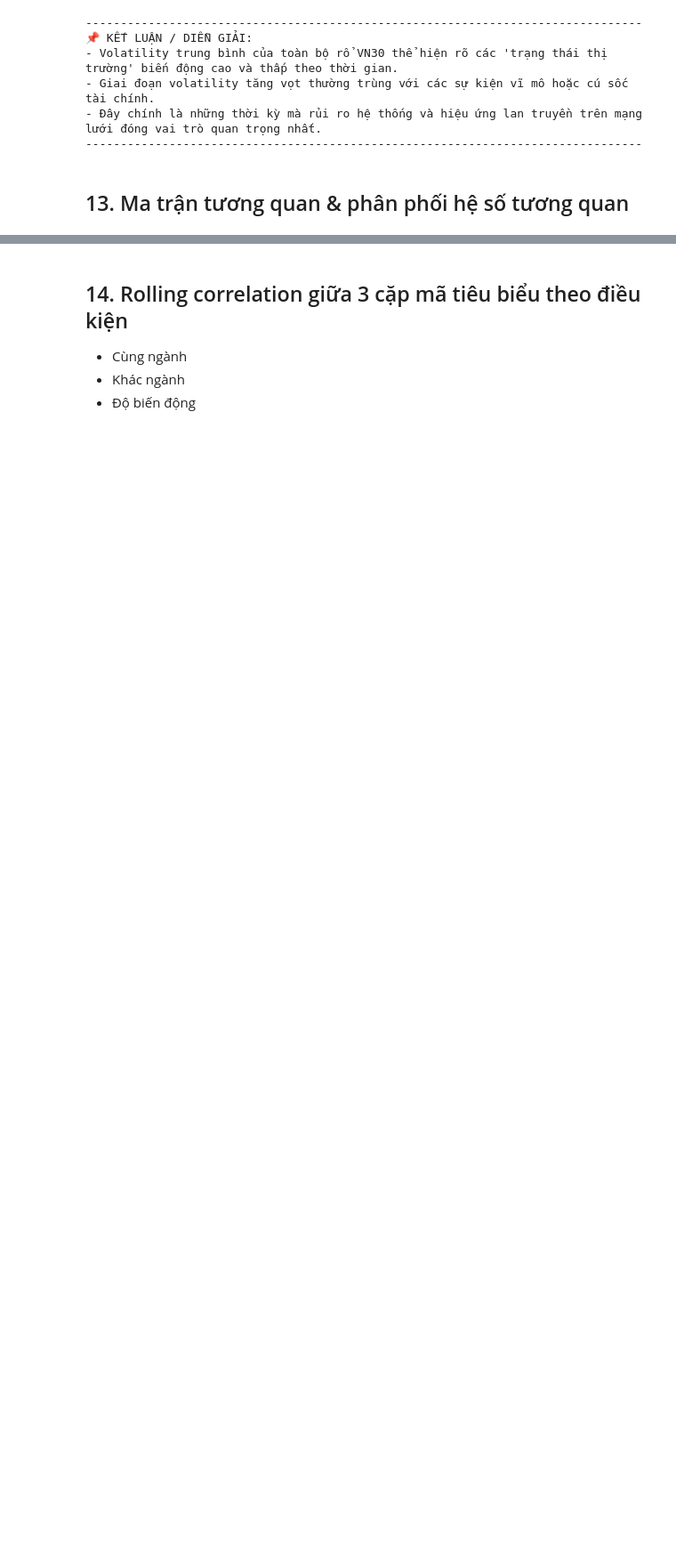
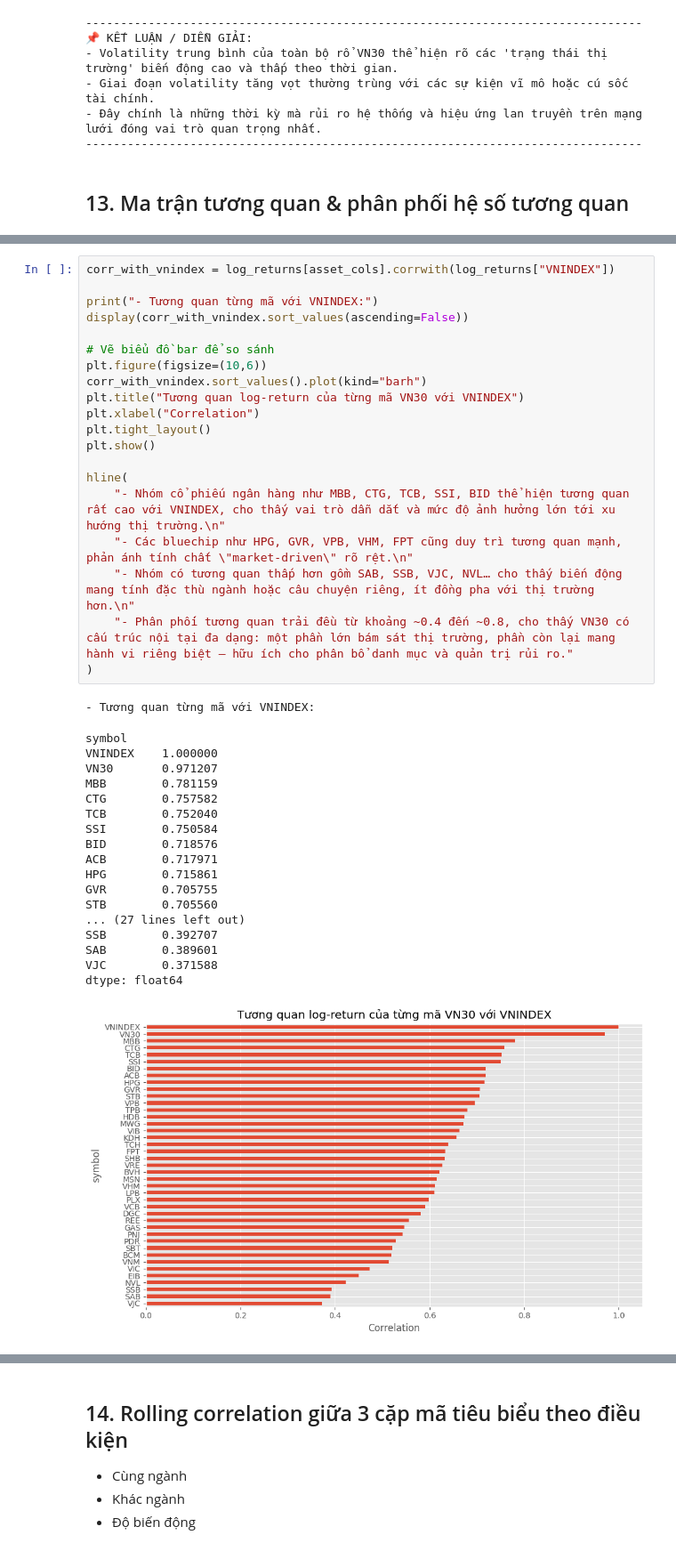
Before and after one commit to qdatether/Big_Data_Analytics, a Jupyter notebook: docs/EDA.ipynb, the cells around one changed output, grey strips where cells are left out. Shown at 89% size. Saved outputs shown, nothing was run; the diff lists cells and outputs as text; blank space fills up the shorter version.

```diff
--- a/docs/EDA.ipynb
+++ b/docs/EDA.ipynb
@@ -683,0 +737,40 @@ Mean corr: 0.3735675977979569
+# %%
+corr_with_vnindex = log_returns[asset_cols].corrwith(log_returns["VNINDEX"])
+
+print("- Tương quan từng mã với VNINDEX:")
+display(corr_with_vnindex.sort_values(ascending=False))
+
+# Vẽ biểu đồ bar để so sánh
+plt.figure(figsize=(10,6))
+corr_with_vnindex.sort_values().plot(kind="barh")
+plt.title("Tương quan log-return của từng mã VN30 với VNINDEX")
+plt.xlabel("Correlation")
+plt.tight_layout()
+plt.show()
+
+hline(
+    "- Nhóm cổ phiếu ngân hàng như MBB, CTG, TCB, SSI, BID thể hiện tương quan rất cao với VNINDEX, cho thấy vai trò dẫn dắt và mức độ ảnh hưởng lớn tới xu hướng thị trường.\n"
+    "- Các bluechip như HPG, GVR, VPB, VHM, FPT cũng duy trì tương quan mạnh, phản ánh tính chất \"market-driven\" rõ rệt.\n"
+    "- Nhóm có tương quan thấp hơn gồm SAB, SSB, VJC, NVL… cho thấy biến động mang tính đặc thù ngành hoặc câu chuyện riêng, ít đồng pha với thị trường hơn.\n"
+    "- Phân phối tương quan trải đều từ khoảng ~0.4 đến ~0.8, cho thấy VN30 có cấu trúc nội tại đa dạng: một phần lớn bám sát thị trường, phần còn lại mang hành vi riêng biệt — hữu ích cho phân bổ danh mục và quản trị rủi ro."
+)
+# %% [output]
+- Tương quan từng mã với VNINDEX:
+symbol
+VNINDEX    1.000000
+VN30       0.971207
+MBB        0.781159
+CTG        0.757582
+TCB        0.752040
+SSI        0.750584
+BID        0.718576
+ACB        0.717971
+HPG        0.715861
+GVR        0.705755
+STB        0.705560
+... (27 lines left out)
+SSB        0.392707
+SAB        0.389601
+VJC        0.371588
+dtype: float64
+[figure, added]
```
Also changed, not shown: parts of 20 cells of this notebook.
